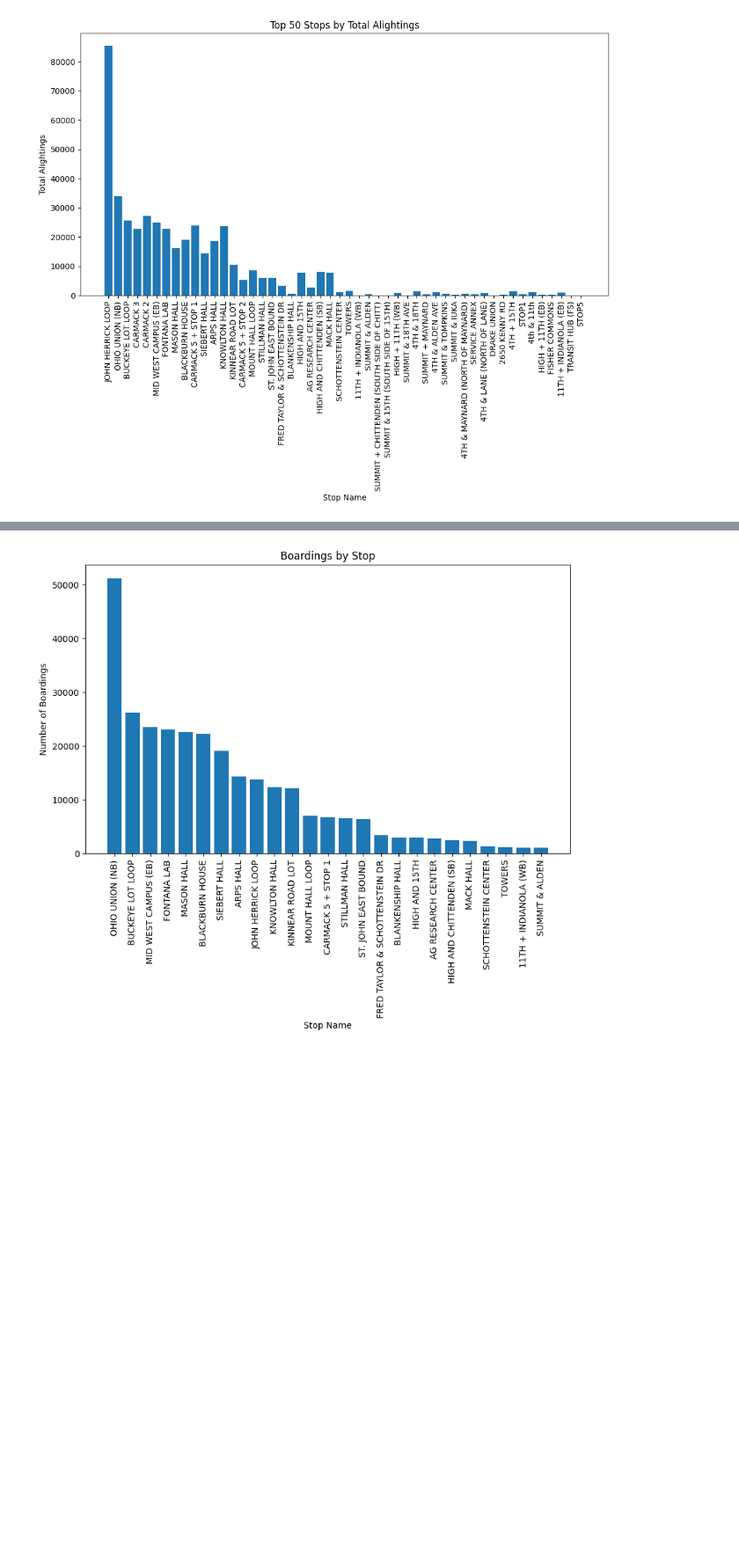
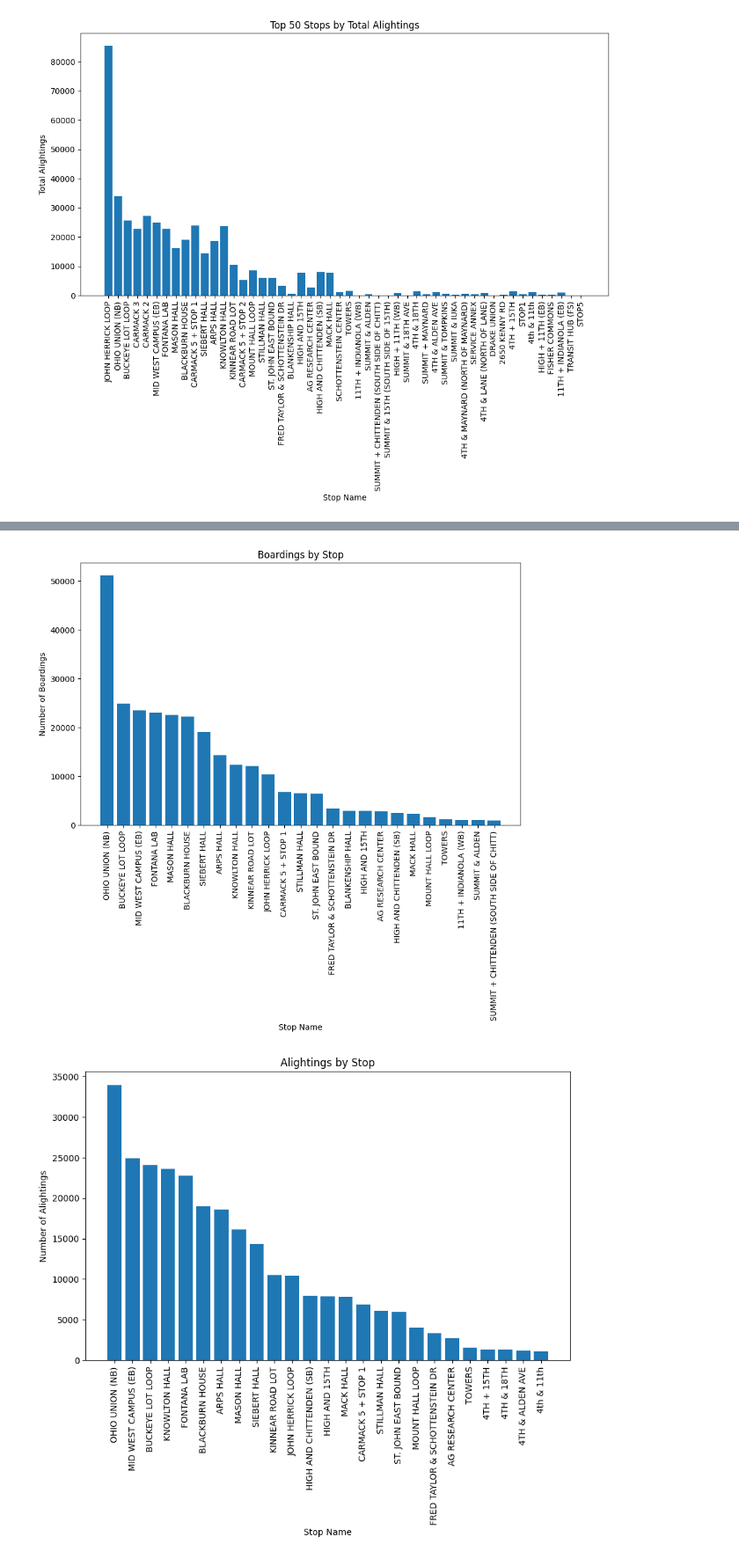
Before and after one commit to morgan1461/transportation-planning, a Jupyter notebook: stop_ridership.ipynb, the cells around one changed output, grey strips where cells are left out. Shown at 88% size. Drawn from its saved outputs; the diff is of its cells as text; code cells hidden in the pictures; blank space fills up the shorter version.

Commit message:
Rework code to run on a loop to produce the visualizations and an interactive map

```diff
--- a/stop_ridership.ipynb
+++ b/stop_ridership.ipynb
@@ -314,23 +327,25 @@ dtypes: float64(3), int64(1), str(3)
 memory usage: 7.3 KB
 # %%
 # removing the route parameter, for this analysis, only boardings and alightings matter, overlapping stops on different routes should not impact the results here
-def which_stop(lat, lon, stops_df = build_stops_df(), max_distance = 0.0005):
+def which_stop(lat, lon, stops_df = None, max_distance = 0.0005):
     '''s
     Determine the closest stop to a given latitude and longitude. Med center route is default, but can be updated to other routes as needed.
-    NOTE: stops_df must be a global variable for this function to work, so build_stops_df() must be run before this function is called.
+    NOTE: if stops_df is not provided, falls back to a global `stops_df` variable, which must exist (created via build_stops_df()).
 
     Args:
         lat (float): The latitude of the point of interest.
         lon (float): The longitude of the point of interest.
-        stops_df (pd.DataFrame): DataFrame containing stop information created from build_stops_df() function
-        route (str): The route to filter stops by. Default is "MC" for medical center. Based on ROUTE col in stops DataFrame. Potentially important in future for overlapping stops.
+        stops_df (pd.DataFrame | None): DataFrame containing stop information created from build_stops_df() function.
+            Falls back to the global `stops_df` variable when not provided.
         max_distance (float): The maximum distance to consider for a stop. Default is 0.0005 per legacy R code. approximately 150ish feet
 
     Returns:
         int: The STOP_ID of the closest stop within approximately 150 feet, or None if no stops are within the specified distance.
     '''
-    # # subset the stops to route of interest
-    # route_stops = stops_df[stops_df['ROUTE'] == route]
+    if stops_df is None:
+        stops_df = globals().get('stops_df')
+        if stops_df is None:
+            raise ValueError('stops_df must be provided or defined as a global variable (see build_stops_df()).')
 
     distance_lon = stops_df['LONG'].values - lon
     distance_lat = stops_df['LAT'].values - lat
@@ -551,7 +570,13 @@ med_center_run_ids = [
     1513,
     1514,
 ]
-cut_consolidated_busstate_df = consolidated_busstate_df[~consolidated_busstate_df['RUN_ID'].isin(med_center_run_ids)]
+
+football_shuttle_id = 2101
+
+schott_shuttle_id = 2201
+
+cut_consolidated_busstate_df = consolidated_busstate_df[~consolidated_busstate_df['RUN_ID'].isin(med_center_run_ids + [football_shuttle_id, schott_shuttle_id])]
+
 
 # recalculate stop summary stats after removing MC routes
 stop_summary_stats = cut_consolidated_busstate_df.groupby('STOP_NAME', as_index=False).agg(
@@ -577,16 +608,27 @@ stop_summary_stats
 # %%
 # plot the boardings
 import matplotlib.pyplot as plt
 
 plt.figure(figsize=(10,6))
 plt.bar(stop_summary_stats['STOP_NAME'].head(25), stop_summary_stats['BOARDINGS_SUM'].head(25))
 plt.xticks(rotation=90)
 plt.xlabel('Stop Name')
 plt.ylabel('Number of Boardings')
 plt.title('Boardings by Stop')
 plt.show()
+
+alightings_stop_summary_stats = stop_summary_stats.sort_values(by='ALIGHTINGS_SUM', ascending=False)
+# alightings
+plt.figure(figsize=(10,6))
+plt.bar(alightings_stop_summary_stats['STOP_NAME'].head(25), alightings_stop_summary_stats['ALIGHTINGS_SUM'].head(25))
+plt.xticks(rotation=90)
+plt.xlabel('Stop Name')
+plt.ylabel('Number of Alightings')
+plt.title('Alightings by Stop')
+plt.show()
 # %% [output]
-[figure, old version]
+[figure, new version]
+[figure, added]
 # %%
 # Interactive geographic heatmap of October boardings by stop.
 import folium
```
Also changed, not shown: parts of 19 cells of this notebook.
